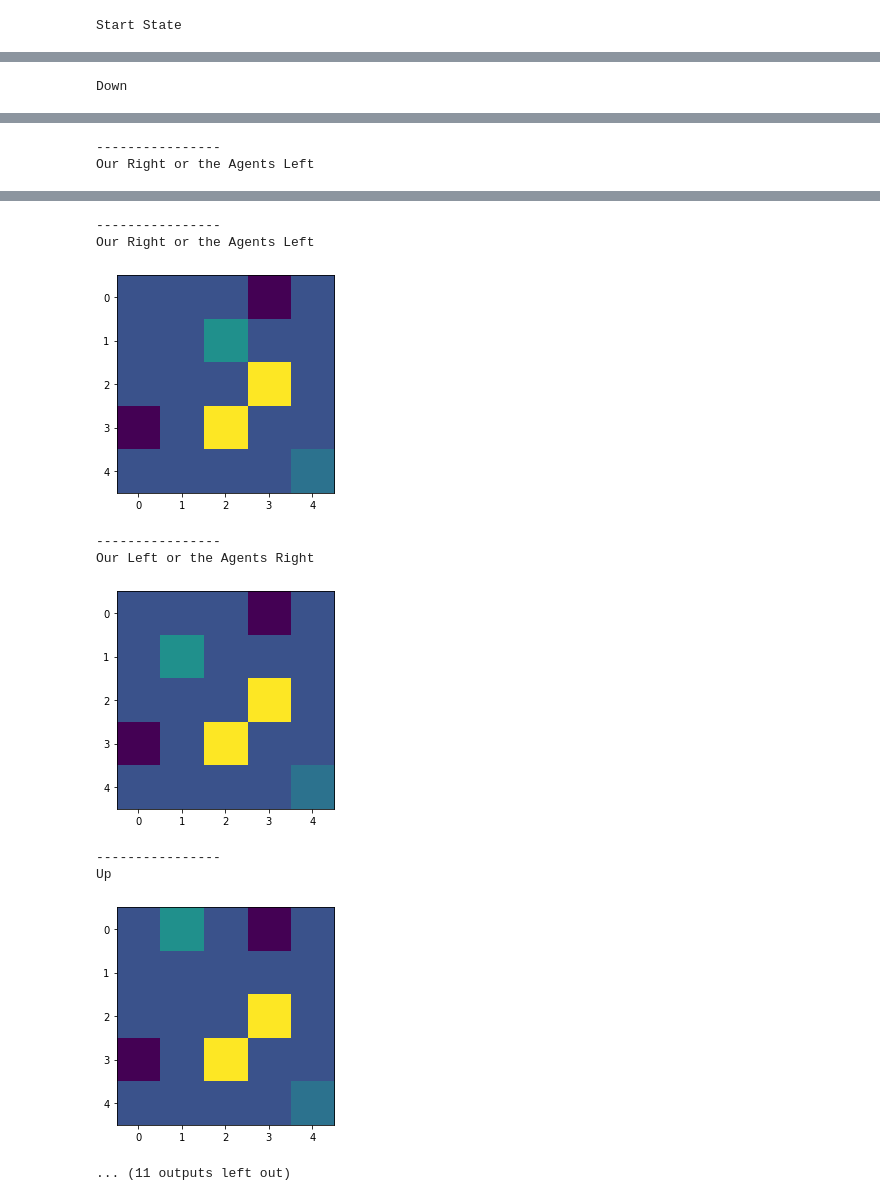
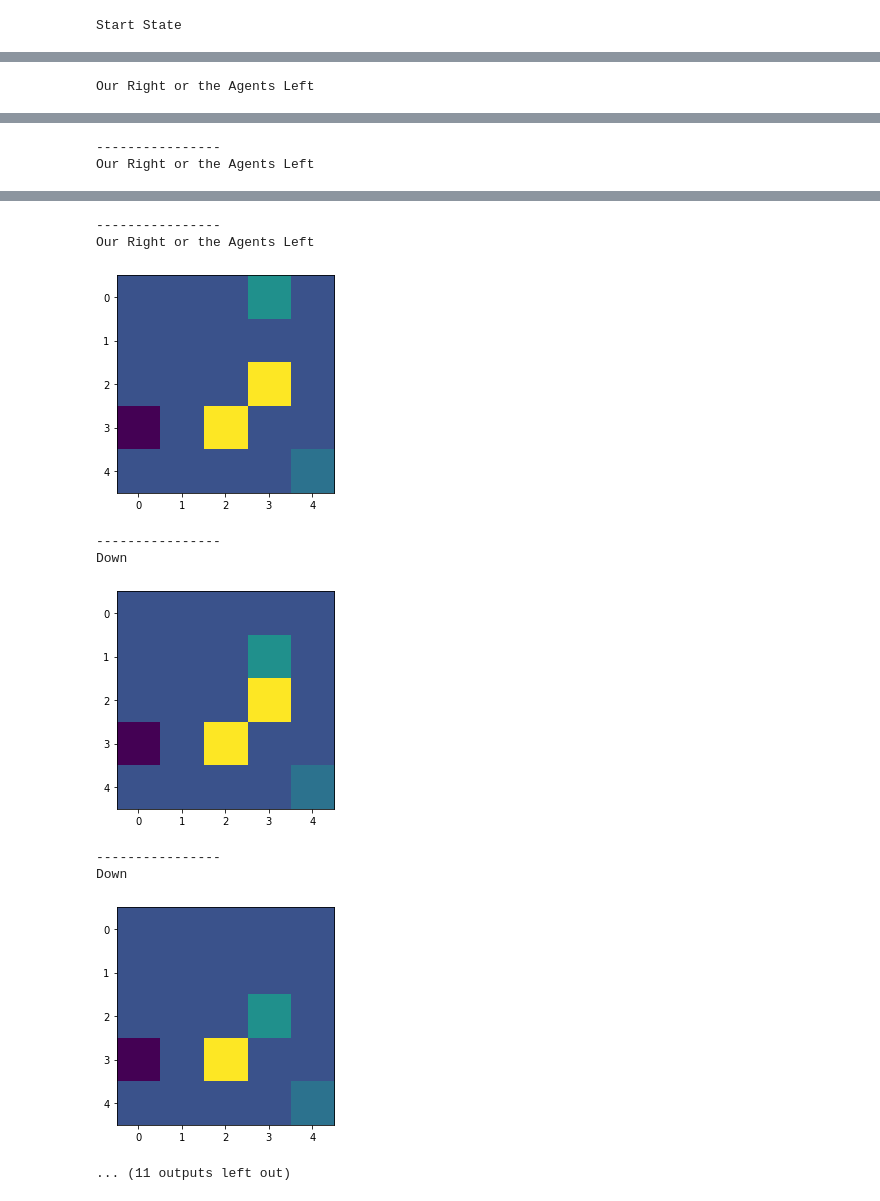
Before and after one commit to prodigy803/UB_CSE546_Project1, a Jupyter notebook: RL_Assignment_1_Part1.ipynb, the cells around one changed output, grey strips where cells are left out. Cells and saved outputs as stored; diff of their text form; code cells hidden in the pictures.

```diff
--- a/RL_Assignment_1_Part1.ipynb
+++ b/RL_Assignment_1_Part1.ipynb
@@ -13,7 +13,7 @@ class environment:
         # No of number of states = 25 - Requirement 1
         self.environment = np.zeros((5,5))
 
-        self.max_timesteps = 10
+        self.max_timesteps = 50
         self.current_time_steps = 0
 
         self.goal_pos = [4,4]
@@ -237,12 +237,30 @@ class environment:
         plt.imshow(self.environment)
         plt.show()
 
+# The following lines of code are for demonstrating the environment under random inputs.
+# sto = environment(type_of_env='deterministic',epsilon=0.3)
+# print('Start State')
+# sto.render()
+# for i in range(10):
+
+#     action = random.randrange(0,4)
+#     observation, reward, done, _ = sto.step(action)
+#     if done:
+#         sto.render()
+#         break
+#     else:
+#         sto.render()
+
+#     print('----------------')
+# sto.reset()
+# print("The Final Reward is",reward)
+
+
+# The following lines of code are for demonstrating the environment under predefined inputs.
 sto = environment(type_of_env='deterministic',epsilon=0.3)
 print('Start State')
 sto.render()
-for i in range(10):
-
-    action = random.randrange(0,4)
+for action in [3,3,3,1,1,2,1,3,3,1]:
     observation, reward, done, _ = sto.step(action)
     if done:
         sto.render()
@@ -256,4 +274,4 @@ print("The Final Reward is",reward)
 # %% [output]
 Start State
 [figure]
-Down
+Our Right or the Agents Left
@@ -264,10 +282,10 @@ Our Right or the Agents Left
 ----------------
 Our Right or the Agents Left
-[figure, old version]
+[figure, new version]
 ----------------
-Our Left or the Agents Right
+Down
-[figure, old version]
+[figure, new version]
 ----------------
-Up
+Down
-[figure, old version]
+[figure, new version]
 ... (11 outputs left out)
```
Also changed, not shown: parts of 1 cell of this notebook, 1 other file.
